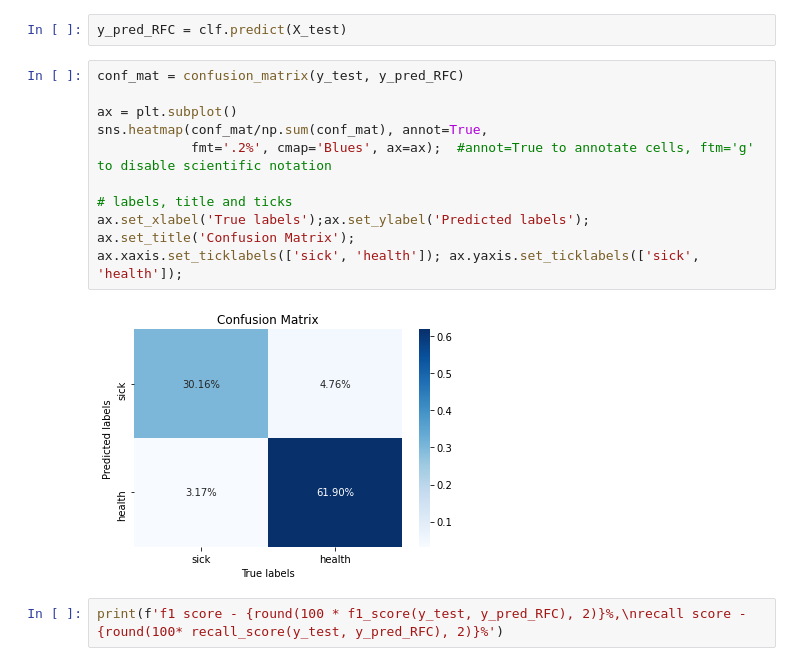
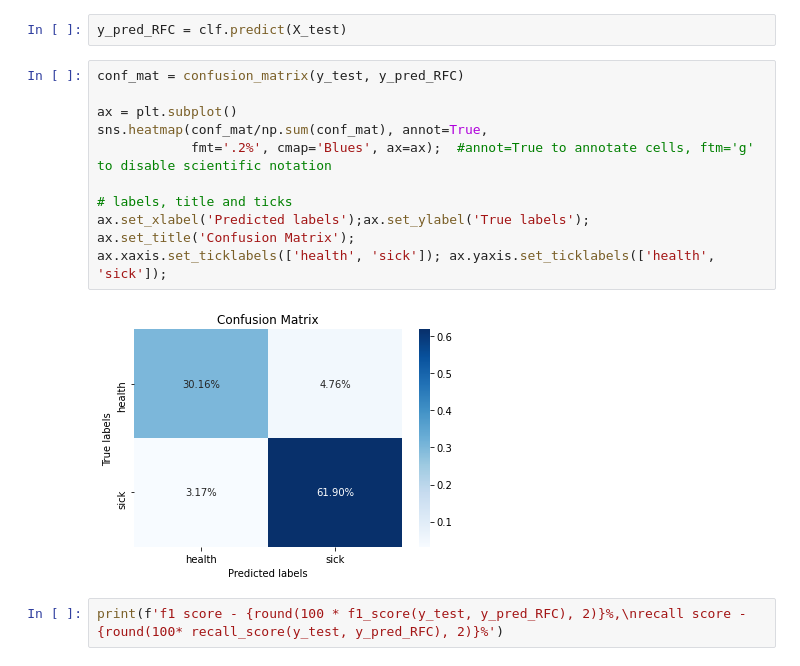
Before and after one commit to vaaliferov/paranormal, a Jupyter notebook: diabetes/Model.ipynb, the cells around one changed output. Saved outputs shown, nothing was run; the diff lists cells and outputs as text.

```diff
--- a/diabetes/Model.ipynb
+++ b/diabetes/Model.ipynb
@@ -190,16 +190,16 @@ y_pred_RFC = clf.predict(X_test)
 # %%
 conf_mat = confusion_matrix(y_test, y_pred_RFC)
 
 ax = plt.subplot()
 sns.heatmap(conf_mat/np.sum(conf_mat), annot=True,
             fmt='.2%', cmap='Blues', ax=ax);  #annot=True to annotate cells, ftm='g' to disable scientific notation
 
 # labels, title and ticks
-ax.set_xlabel('True labels');ax.set_ylabel('Predicted labels');
+ax.set_xlabel('Predicted labels');ax.set_ylabel('True labels');
 ax.set_title('Confusion Matrix');
-ax.xaxis.set_ticklabels(['sick', 'health']); ax.yaxis.set_ticklabels(['sick', 'health']);
+ax.xaxis.set_ticklabels(['health', 'sick']); ax.yaxis.set_ticklabels(['health', 'sick']);
 # %% [output]
-[figure, old version]
+[figure, new version]
 # %%
 print(f'f1 score - {round(100 * f1_score(y_test, y_pred_RFC), 2)}%,\nrecall score - {round(100* recall_score(y_test, y_pred_RFC), 2)}%')
 # %% [output]
```
Also changed, not shown: parts of 1 cell of this notebook.
